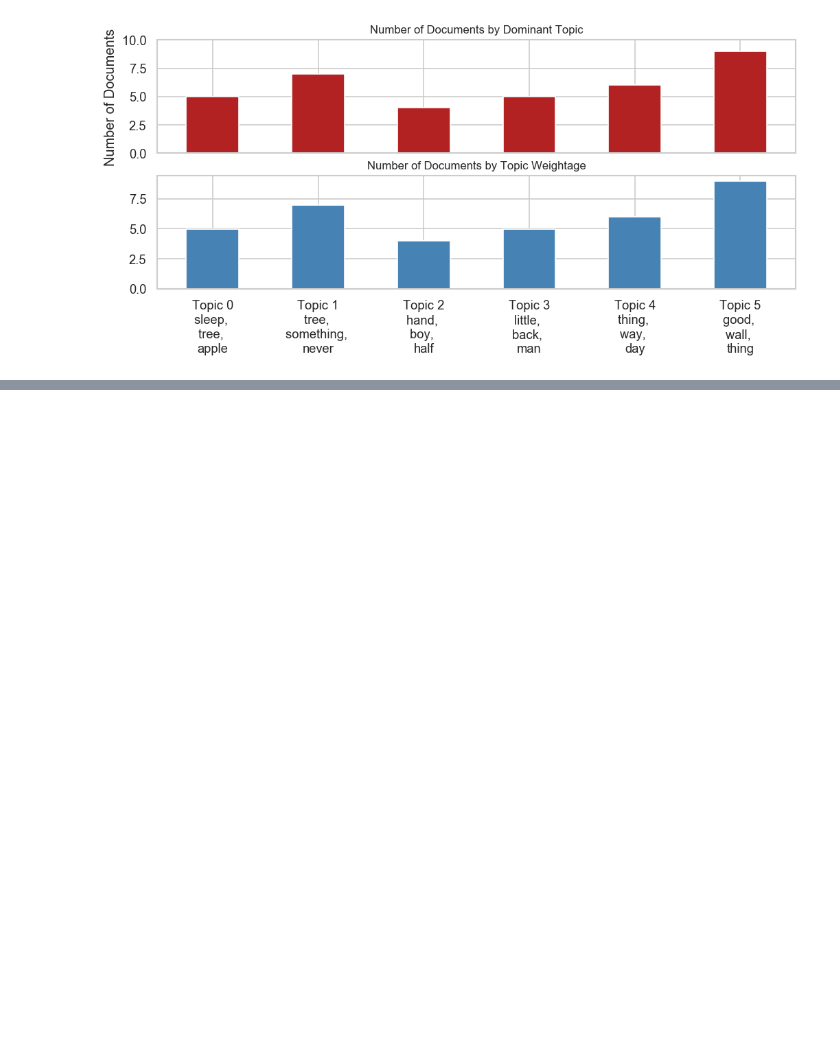
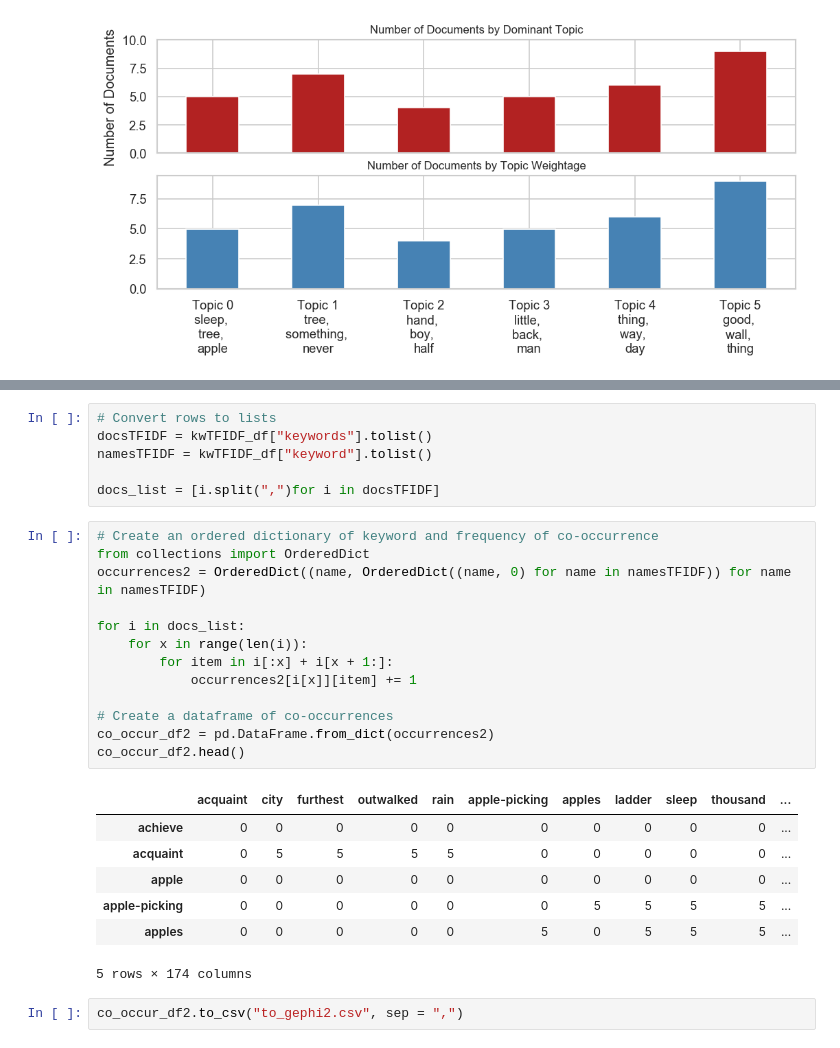
Before and after one commit to rochiecuevas/poetry, a Jupyter notebook: Frost_NLP.ipynb, the cells around one changed output, grey strips where cells are left out. Drawn from its saved outputs; the diff is of its cells as text; blank space fills up the shorter version.

```diff
--- a/Frost_NLP.ipynb
+++ b/Frost_NLP.ipynb
@@ -968,0 +1113,29 @@ plt.show()
+# %%
+# Convert rows to lists
+docsTFIDF = kwTFIDF_df["keywords"].tolist()
+namesTFIDF = kwTFIDF_df["keyword"].tolist()
+
+docs_list = [i.split(",")for i in docsTFIDF]
+# %%
+# Create an ordered dictionary of keyword and frequency of co-occurrence
+from collections import OrderedDict
+occurrences2 = OrderedDict((name, OrderedDict((name, 0) for name in namesTFIDF)) for name in namesTFIDF)
+
+for i in docs_list:
+    for x in range(len(i)):
+        for item in i[:x] + i[x + 1:]:
+            occurrences2[i[x]][item] += 1
+
+# Create a dataframe of co-occurrences
+co_occur_df2 = pd.DataFrame.from_dict(occurrences2)
+co_occur_df2.head()
+# %% [output]
+|  | acquaint | city | furthest | outwalked | rain | apple-picking | apples | ladder | sleep | thousand | ... |
+| achieve | 0 | 0 | 0 | 0 | 0 | 0 | 0 | 0 | 0 | 0 | ... |
+| acquaint | 0 | 5 | 5 | 5 | 5 | 0 | 0 | 0 | 0 | 0 | ... |
+| apple | 0 | 0 | 0 | 0 | 0 | 0 | 0 | 0 | 0 | 0 | ... |
+| apple-picking | 0 | 0 | 0 | 0 | 0 | 0 | 5 | 5 | 5 | 5 | ... |
+| apples | 0 | 0 | 0 | 0 | 0 | 5 | 0 | 5 | 5 | 5 | ... |
+5 rows × 174 columns
+# %%
+co_occur_df2.to_csv("to_gephi2.csv", sep = ",")
```
Also changed, not shown: parts of 20 cells of this notebook.
